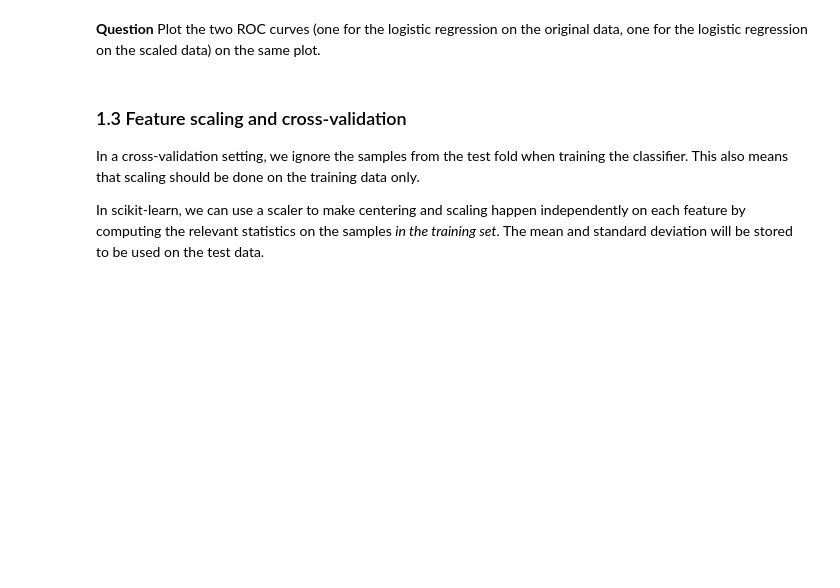
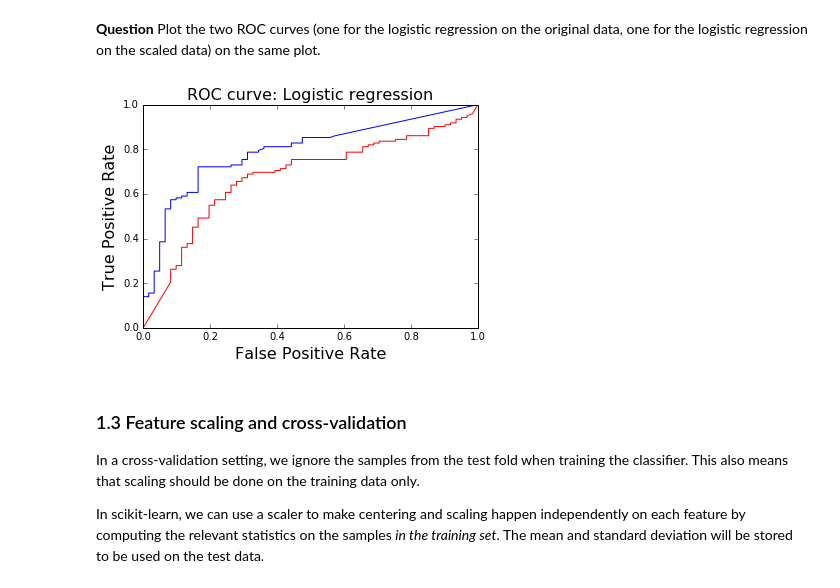
Before and after one commit to Coneain/ma2823_2016, a Jupyter notebook: lab_notebooks/Lab 3 2016-09-30 Logistic regression and project.ipynb, the cells around one changed output. Saved outputs shown, nothing was run; the diff lists cells and outputs as text; code cells hidden in the pictures; blank space fills up the shorter version.

```diff
--- a/lab_notebooks/Lab 3 2016-09-30 Logistic regression and project.ipynb
+++ b/lab_notebooks/Lab 3 2016-09-30 Logistic regression and project.ipynb
@@ -169,7 +139,25 @@ plt.tight_layout() # improve spacing between subplots
 # %% [markdown]
 **Question** Compute the cross-validated predictions of the logistic regression on the scaled data.
+# %%
+y_pred_scaled=cross_validate(X_scaled,y,clf,folds)
 # %% [markdown]
 **Question** Plot the two ROC curves (one for the logistic regression on the original data, one for the logistic regression on the scaled data) on the same plot.
+# %%
+from sklearn import metrics
+
+fpr_logreg, tpr_logreg, thresholds = metrics.roc_curve(y, pred_y, pos_label=1)
+fpr_logreg_scaled, tpr_logreg_scaled, thresholds_scaled = metrics.roc_curve(y, y_pred_scaled, pos_label=1)
+
+plt.plot(fpr_logreg,tpr_logreg,color='red')
+plt.plot(fpr_logreg_scaled,tpr_logreg_scaled,color='blue')
+
+plt.xlabel('False Positive Rate', fontsize=16)
+plt.ylabel('True Positive Rate', fontsize=16)
+plt.title('ROC curve: Logistic regression', fontsize=16)
+plt.legend(loc="lower right")
+#plt.savefig('%s/evu_linreg.pdf' % fig_dir, bbox_inches='tight')
+# %% [output]
+[figure, added]
 # %% [markdown]
 ### 1.3 Feature scaling and cross-validation
 In a cross-validation setting, we ignore the samples from the test fold when training the classifier. This also means that scaling should be done on the training data only.
```
Also changed, not shown: parts of 9 cells of this notebook, 1 other file.
